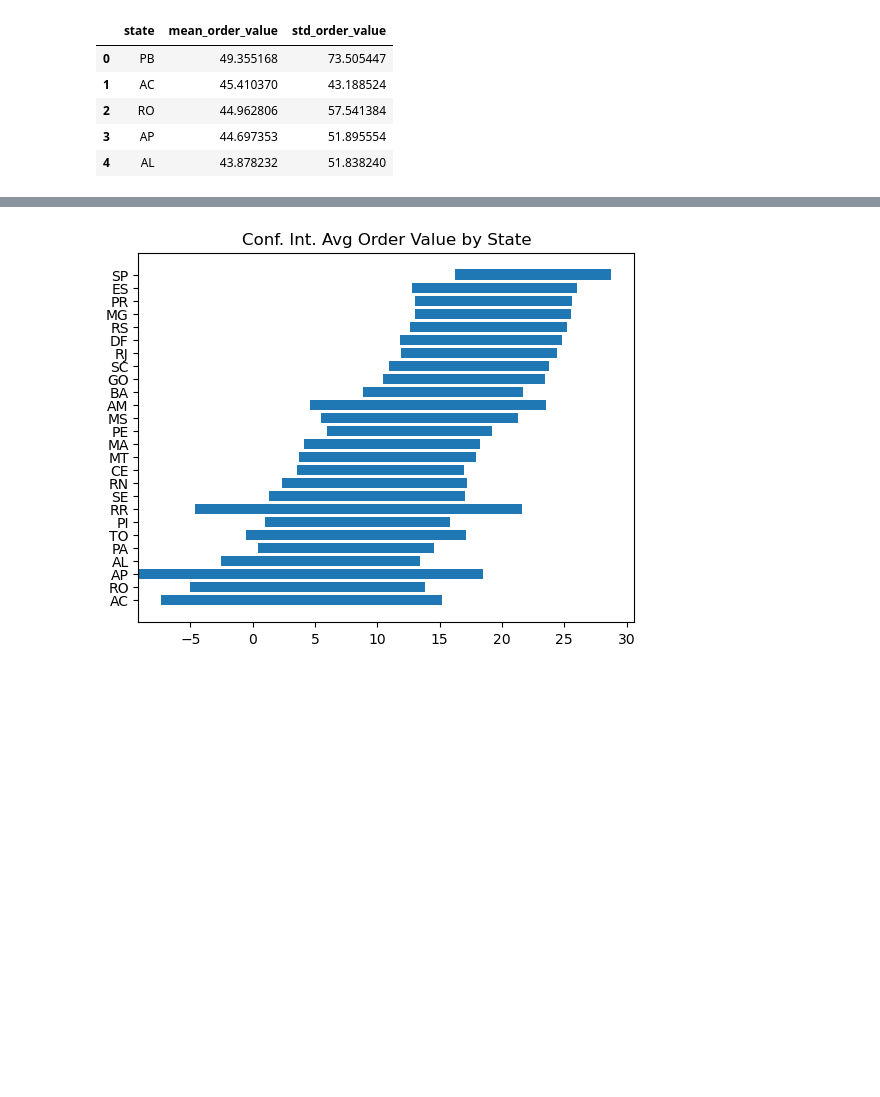
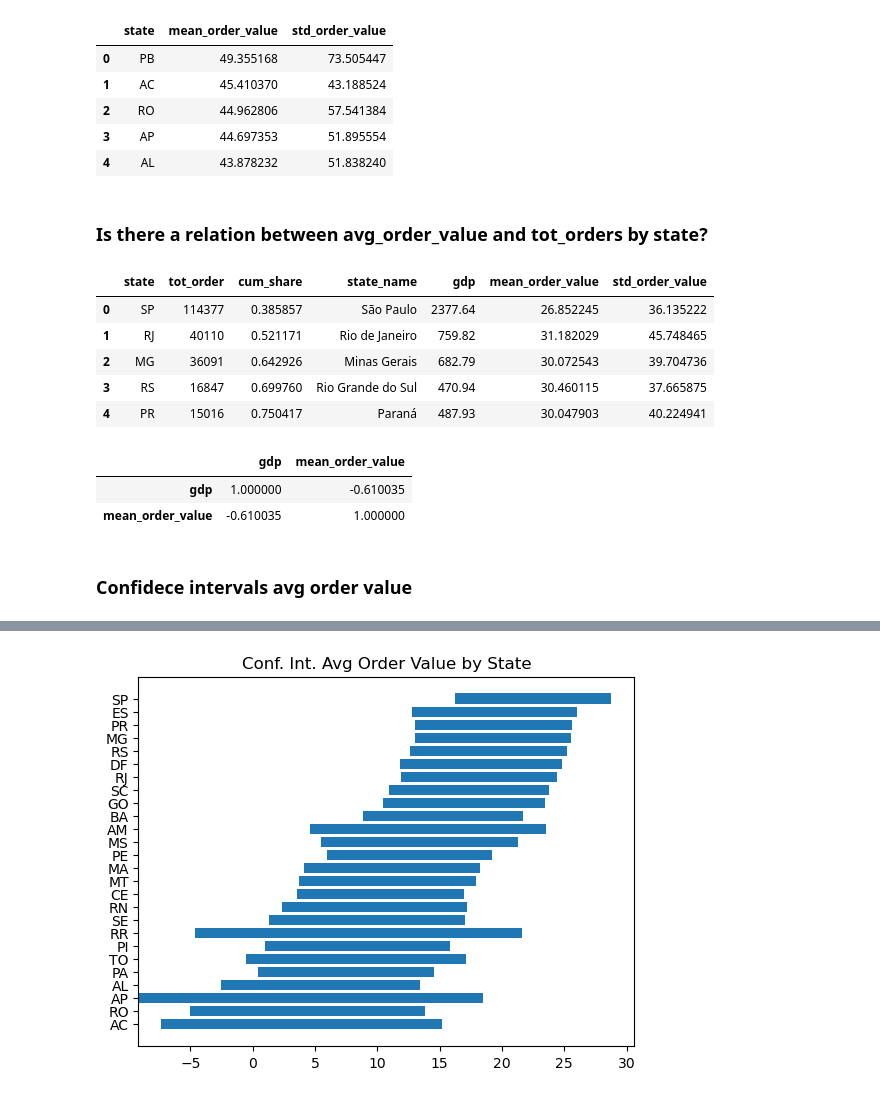
Before and after one commit to S3tuit/jup_lab, a Jupyter notebook: olist_analysis.ipynb, the cells around one changed output, grey strips where cells are left out. Saved outputs shown, nothing was run; the diff lists cells and outputs as text; code cells hidden in the pictures; blank space fills up the shorter version.

```diff
--- a/olist_analysis.ipynb
+++ b/olist_analysis.ipynb
@@ -148,6 +148,26 @@ order_value_by_states.head()
 | 2 | RO | 44.962806 | 57.541384 |
 | 3 | AP | 44.697353 | 51.895554 |
 | 4 | AL | 43.878232 | 51.838240 |
+# %% [markdown]
+### Is there a relation between avg_order_value and tot_orders by state?
+# %%
+df_states = pd.merge(orders_by_state, order_value_by_states, on='state').rename(columns={'states':'state_name'})
+df_states.head()
+# %% [output]
+|  | state | tot_order | cum_share | state_name | gdp | mean_order_value | std_order_value |
+| 0 | SP | 114377 | 0.385857 | São Paulo | 2377.64 | 26.852245 | 36.135222 |
+| 1 | RJ | 40110 | 0.521171 | Rio de Janeiro | 759.82 | 31.182029 | 45.748465 |
+| 2 | MG | 36091 | 0.642926 | Minas Gerais | 682.79 | 30.072543 | 39.704736 |
+| 3 | RS | 16847 | 0.699760 | Rio Grande do Sul | 470.94 | 30.460115 | 37.665875 |
+| 4 | PR | 15016 | 0.750417 | Paraná | 487.93 | 30.047903 | 40.224941 |
+# %%
+df_states[['gdp', 'mean_order_value']].corr()
+# %% [output]
+|  | gdp | mean_order_value |
+| gdp | 1.000000 | -0.610035 |
+| mean_order_value | -0.610035 | 1.000000 |
+# %% [markdown]
+### Confidece intervals avg order value
 # %%
 def mean_conf_int(df, category, to_test, value, alpha=0.05, do_return=True):
     '''Calculate the confidence interval for the difference between 2 means.
```
Also changed, not shown: parts of 9 cells of this notebook.
